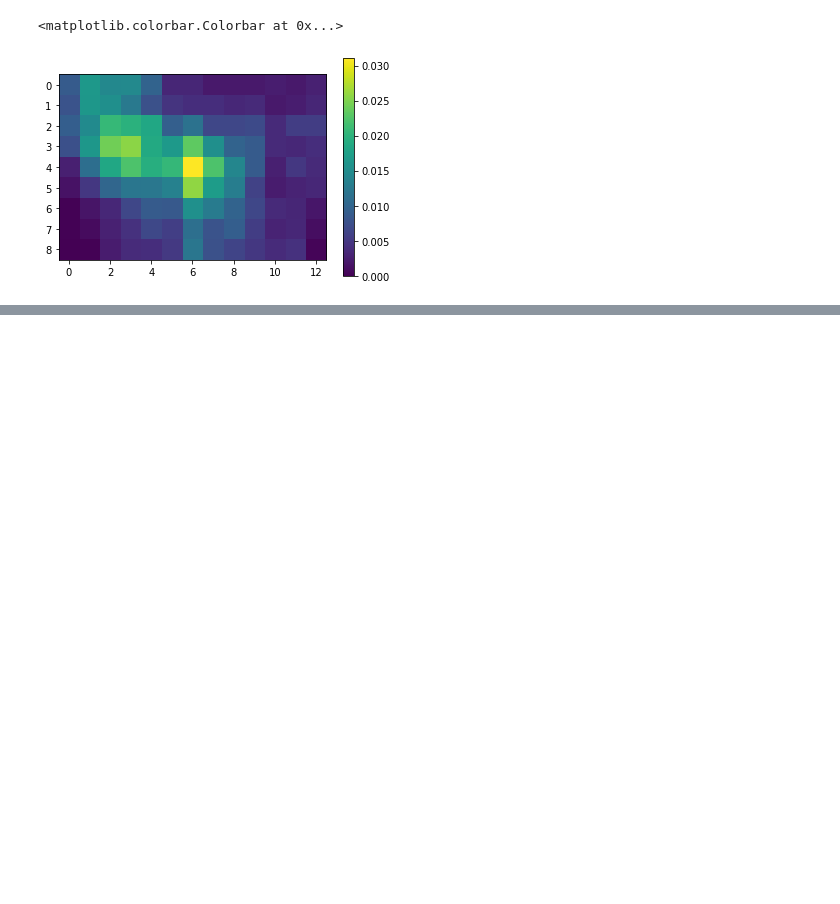
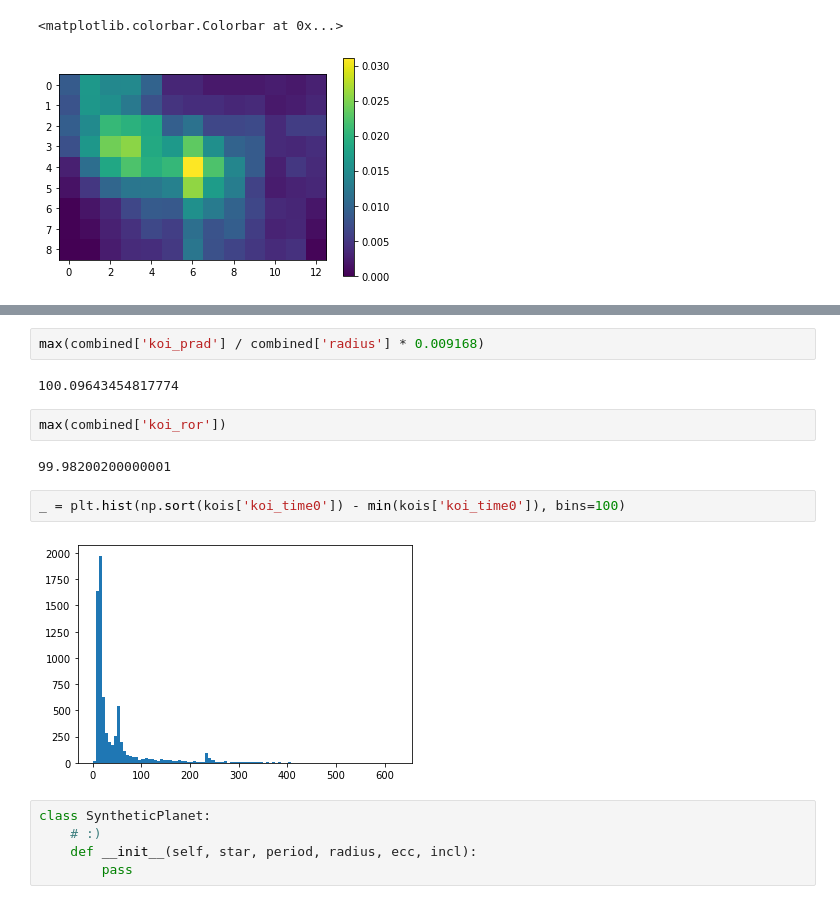
Before and after one commit to aditya-sengupta/exosyssim-prototyping, a Jupyter notebook: dev/occurrence_abc.ipynb, the cells around one changed output, grey strips where cells are left out. Saved outputs shown, nothing was run; the diff lists cells and outputs as text; blank space fills up the shorter version.

```diff
--- a/dev/occurrence_abc.ipynb
+++ b/dev/occurrence_abc.ipynb
@@ -121,0 +297,17 @@ plt.hist(np.log(np.array(periods)))
+# %%
+max(combined['koi_prad'] / combined['radius'] * 0.009168)
+# %% [output]
+100.09643454817774
+# %%
+max(combined['koi_ror'])
+# %% [output]
+99.98200200000001
+# %%
+_ = plt.hist(np.sort(kois['koi_time0']) - min(kois['koi_time0']), bins=100)
+# %% [output]
+[figure, added]
+# %%
+class SyntheticPlanet:
+    # :)
+    def __init__(self, star, period, radius, ecc, incl):
+        pass
```
Also changed, not shown: parts of 19 cells of this notebook, 2 other files.
